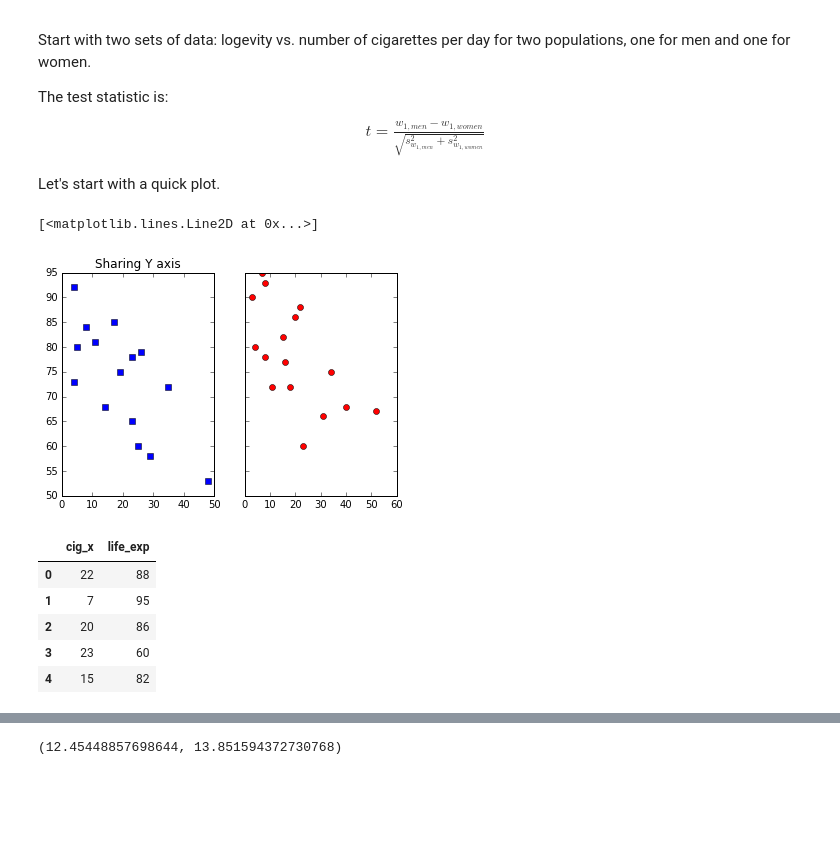
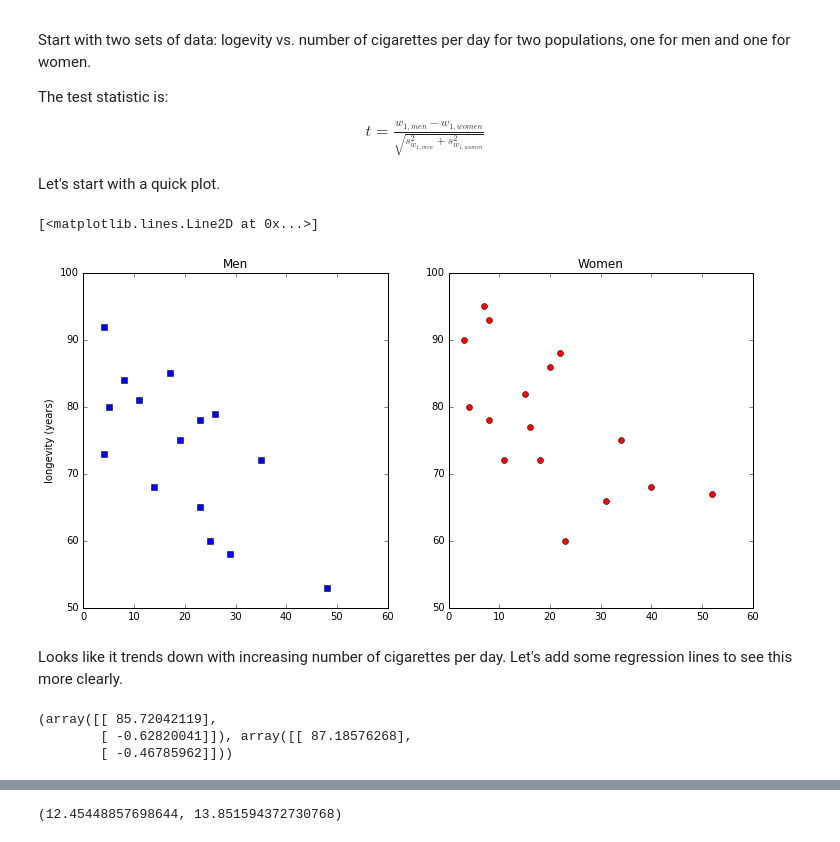
Before and after one commit to MichaelSzczepaniak/SlopeInference, a Jupyter notebook: Comparing the slopes for two independent samples.ipynb, the cells around one changed output, grey strips where cells are left out. Cells and saved outputs as stored; diff of their text form; code cells hidden in the pictures; blank space fills up the shorter version.

Commit message:
Add regression functions, compute regression lines, compute standard errors

```diff
--- a/Comparing the slopes for two independent samples.ipynb
+++ b/Comparing the slopes for two independent samples.ipynb
@@ -16,23 +16,30 @@ t = \frac{w_{1, men} - w_{1, women}}{\sqrt{s_{w_{1, men}}^2 + s_{w_{1, women}}^2
 Let's start with a quick plot.
 # %%
 import pandas as pd, numpy as np, matplotlib.pyplot as plt
+from matplotlib import style
 %matplotlib inline
+
+# make analysis repeatable by referencing data available online
 men_data = pd.read_csv('https://raw.githubusercontent.com/MichaelSzczepaniak/SlopeInference/master/men_cig_life_exp.csv')
 women_data = pd.read_csv('https://raw.githubusercontent.com/MichaelSzczepaniak/SlopeInference/master/women_cig_life_exp.csv')
-f, (ax1, ax2) = plt.subplots(1, 2, sharey=True)
+
+
+fig = plt.figure(1, figsize=(12, 6))
+
+ax1 = plt.subplot2grid((1,2), (0,0), rowspan=1, colspan=1)
+ax2 = plt.subplot2grid((1,2), (0,1), rowspan=1, colspan=1, sharey=ax1)
+
+ax1.set_title('Men')
+ax2.set_title('Women')
+
+ax1.set_xlim(0, 60); ax2.set_xlim(0, 60)
+ax1.set_ylim(50, 100); ax2.set_ylim(50, 100)
+ax1.set_ylabel('longevity (years)')
+
 ax1.plot(men_data['cig_x'], men_data['life_exp'], 'bs')
-ax1.set_title('Sharing Y axis')
 ax2.plot(women_data['cig_x'], women_data['life_exp'], 'ro')
 # %% [output]
 [<matplotlib.lines.Line2D at 0x...>]
-[figure, old version]
+[figure, new version]
-# %%
-import pandas as pd, numpy as np
-women_data.head(5)
-# %% [output]
-|  | cig_x | life_exp |
-| 0 | 22 | 88 |
-| 1 | 7 | 95 |
-| 2 | 20 | 86 |
-| 3 | 23 | 60 |
-| 4 | 15 | 82 |
+# %% [markdown]
+Looks like it trends down with increasing number of cigarettes per day. Let's add some regression lines to see this more clearly.
@@ -38,0 +68,13 @@ women_data.head(5)
+# %%
+# Compute the weights for the regression lines
+X_men = np.array(men_data['cig_x'])[:, np.newaxis]  # need the np.newaxix to make this (n, 1) col vector
+T_men = np.array(men_data['life_exp'])[:, np.newaxis]
+X_women = np.array(women_data['cig_x'])[:, np.newaxis]
+T_women = np.array(women_data['life_exp'])[:, np.newaxis]
+w_men = trainLinear(X_men, T_men)
+w_women = trainLinear(X_women, T_women)
+w_men, w_women  # slopes match http://i1.wp.com/www.real-statistics.com/wp-content/uploads/2012/12/Comparing-regression-line-slopes.png
+# %% [output]
+(array([[ 85.72042119],
+        [ -0.62820041]]), array([[ 87.18576268],
+        [ -0.46785962]]))
```
Also changed, not shown: parts of 14 cells of this notebook.
